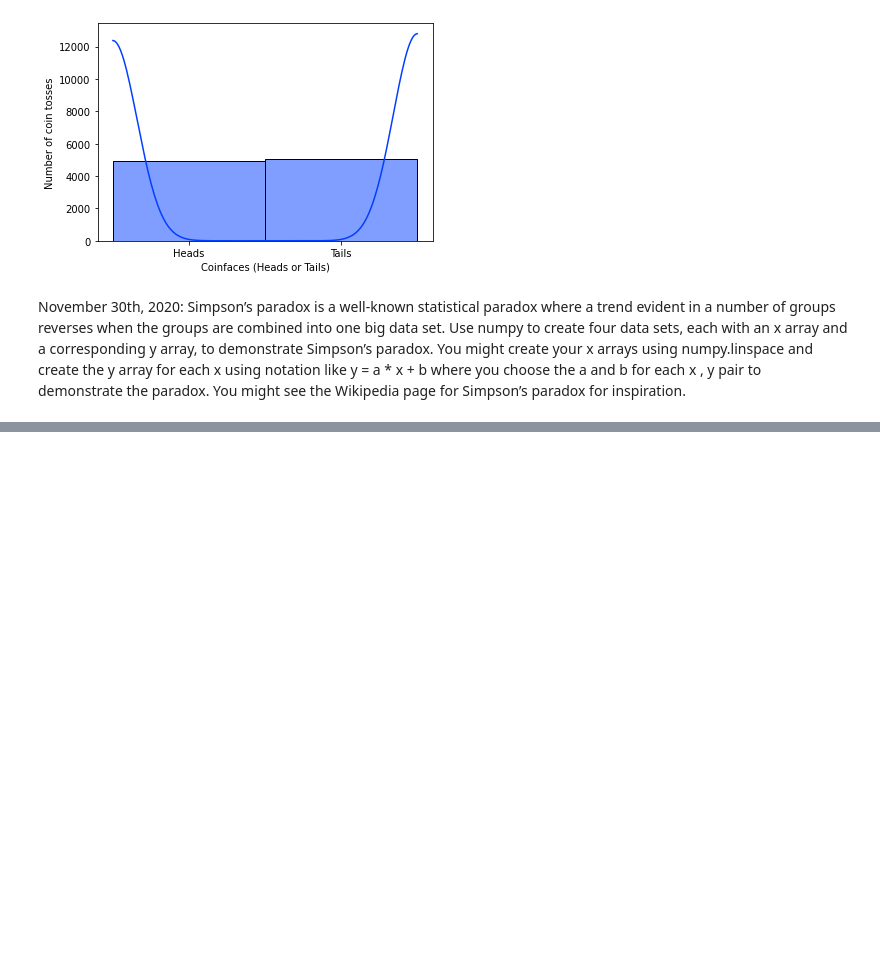
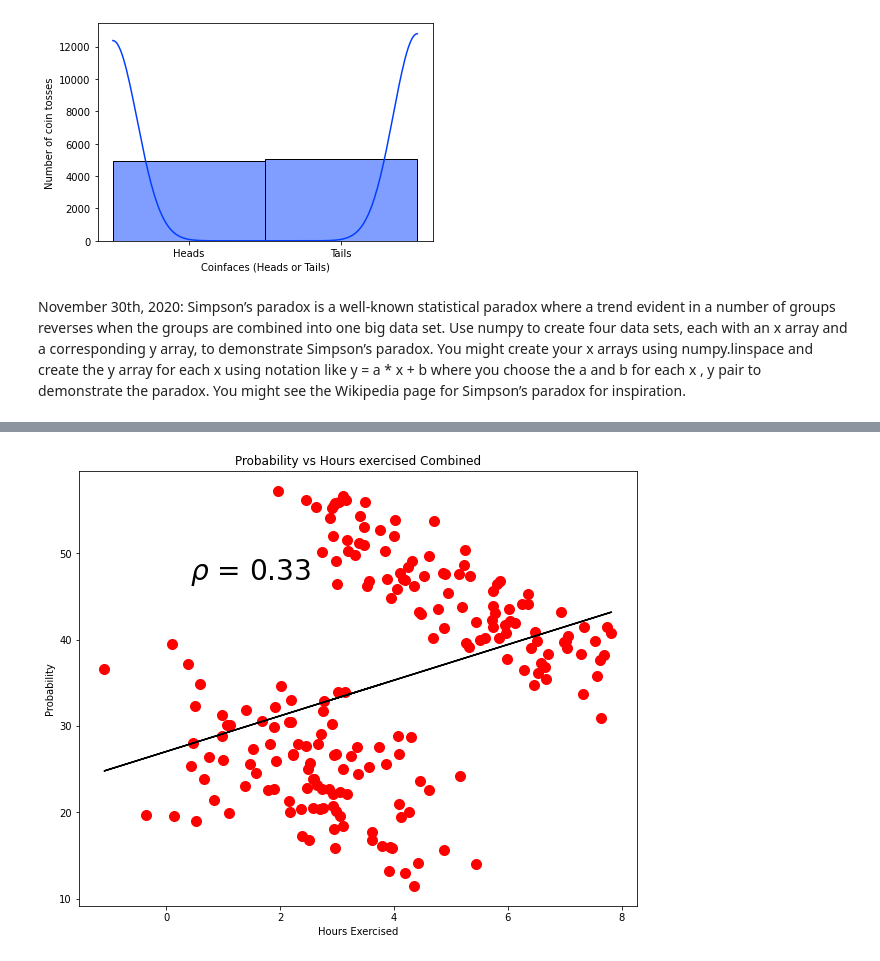
Before and after one commit to Keitho08/Fundamentals_2020, a Jupyter notebook: KeithBrazill_FundamentalsTasks_2020.ipynb, the cells around one changed output, grey strips where cells are left out. Cells and saved outputs as stored; diff of their text form; code cells hidden in the pictures; blank space fills up the shorter version.

```diff
--- a/KeithBrazill_FundamentalsTasks_2020.ipynb
+++ b/KeithBrazill_FundamentalsTasks_2020.ipynb
@@ -178,0 +250,7 @@ November 30th, 2020: Simpson’s paradox is a well-known statistical paradox whe
+# %%
+plt.figure(figsize = (10, 8))
+combined = pd.concat([under_50, over_50], axis = 0)
+ax = plt.subplot(1, 1, 1)
+plot_relationship(combined, 'Hours Exercised', 'r', ax)
+# %% [output]
+[figure, added]
```
Also changed, not shown: parts of 4 cells of this notebook.
